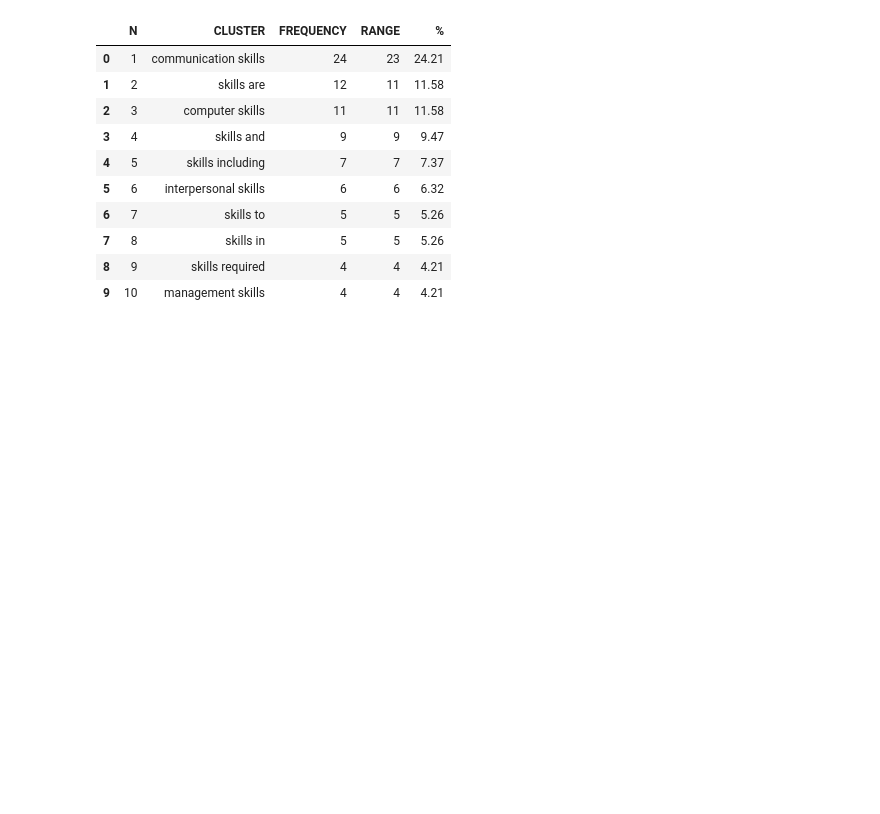
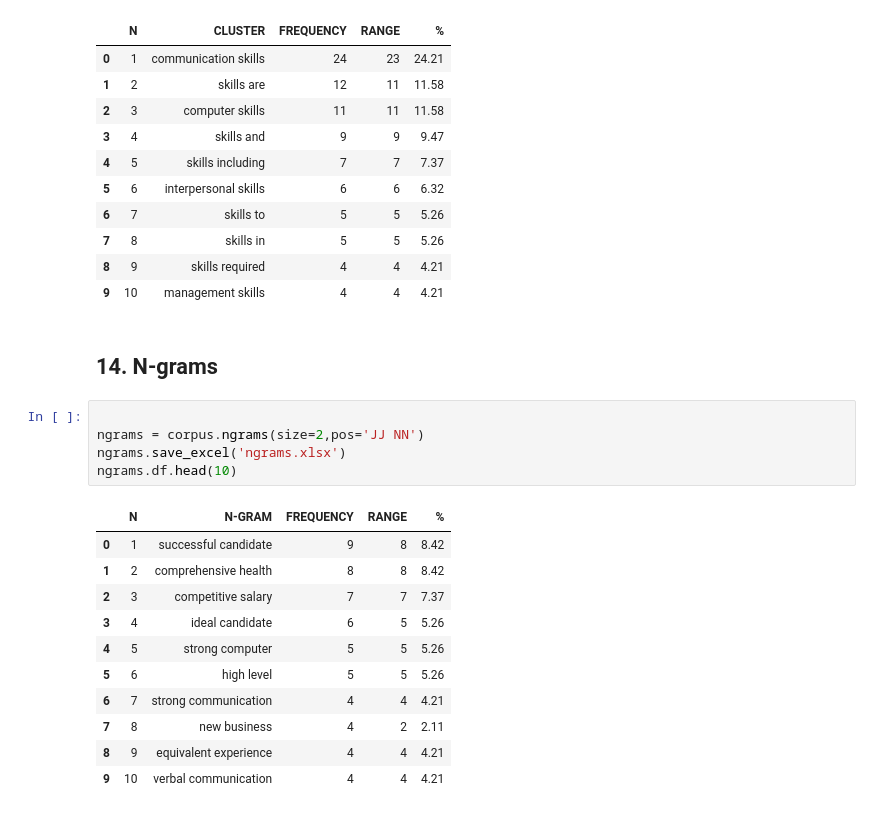
Before and after one commit to ilexistools/kitconc-usage, a Jupyter notebook: basics.ipynb, the cells around one changed output. Drawn from its saved outputs; the diff is of its cells as text; blank space fills up the shorter version.

```diff
--- a/basics.ipynb
+++ b/basics.ipynb
@@ -291,3 +291,22 @@ clusters.df.head(10)
 | 7 | 8 | skills in | 5 | 5 | 5.26 |
 | 8 | 9 | skills required | 4 | 4 | 4.21 |
 | 9 | 10 | management skills | 4 | 4 | 4.21 |
+# %% [markdown]
+## **14. N-grams**
+# %%
+
+ngrams = corpus.ngrams(size=2,pos='JJ NN')
+ngrams.save_excel('ngrams.xlsx')
+ngrams.df.head(10)
+# %% [output]
+|  | N | N-GRAM | FREQUENCY | RANGE | % |
+| 0 | 1 | successful candidate | 9 | 8 | 8.42 |
+| 1 | 2 | comprehensive health | 8 | 8 | 8.42 |
+| 2 | 3 | competitive salary | 7 | 7 | 7.37 |
+| 3 | 4 | ideal candidate | 6 | 5 | 5.26 |
+| 4 | 5 | strong computer | 5 | 5 | 5.26 |
+| 5 | 6 | high level | 5 | 5 | 5.26 |
+| 6 | 7 | strong communication | 4 | 4 | 4.21 |
+| 7 | 8 | new business | 4 | 2 | 2.11 |
+| 8 | 9 | equivalent experience | 4 | 4 | 4.21 |
+| 9 | 10 | verbal communication | 4 | 4 | 4.21 |
```
Also changed, not shown: parts of 2 cells of this notebook.
